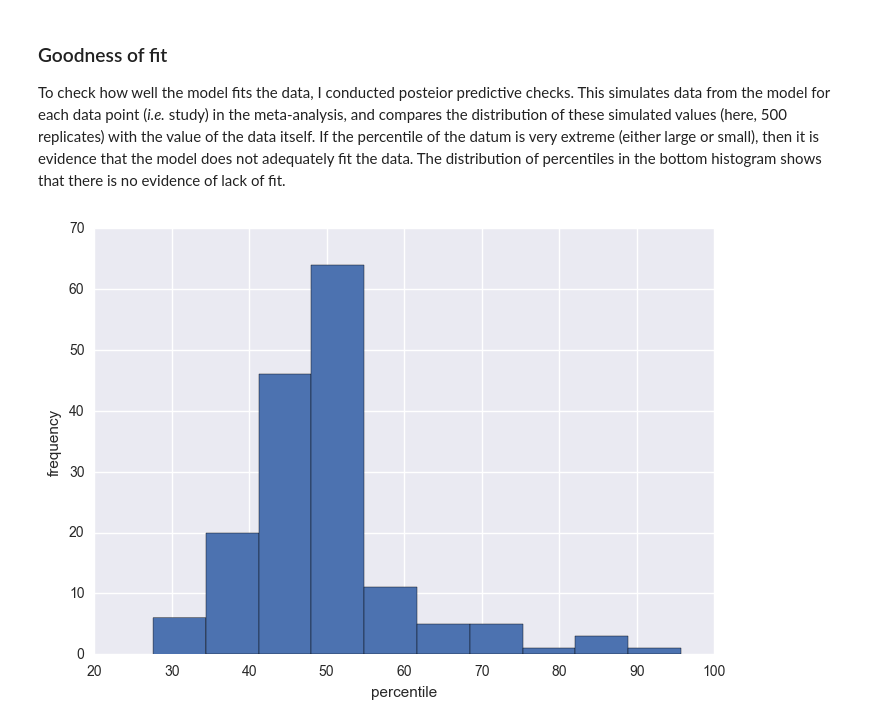
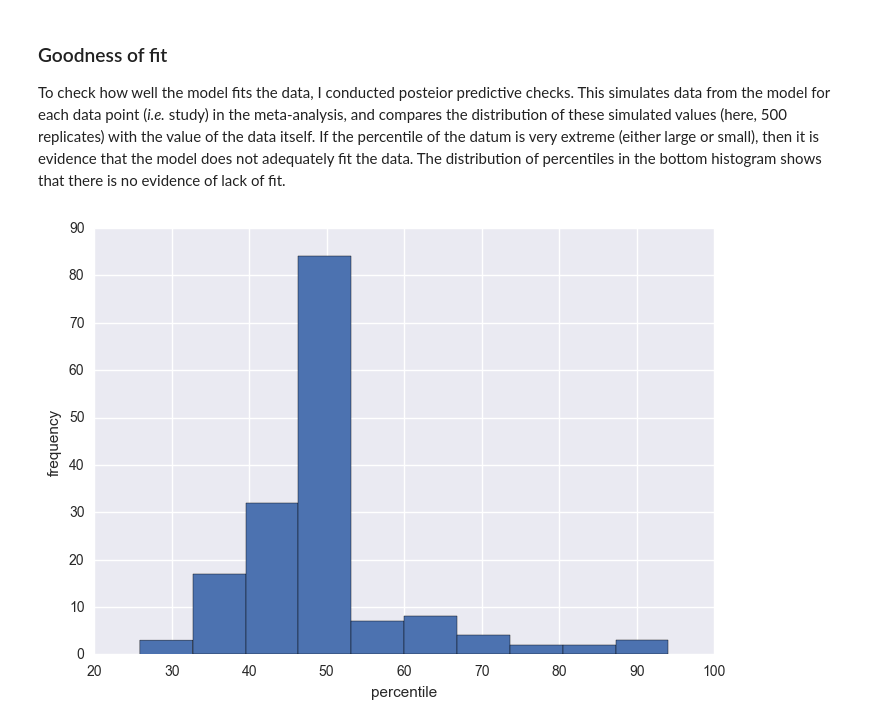
Before and after one commit to VanderbiltPopHealthSci/uterine_fibroids_MA, a Jupyter notebook: Key Question 3 Meta-analysis.ipynb, the cells around one changed output. Drawn from its saved outputs; the diff is of its cells as text; code cells hidden in the pictures.

```diff
--- a/Key Question 3 Meta-analysis.ipynb
+++ b/Key Question 3 Meta-analysis.ipynb
@@ -142,3 +145,3 @@ with pm.Model() as pritts_update:
 # %%
-iterations = 5000
-keep = 2000
+iterations = 10000
+keep = 9000
@@ -201,0 +227,5 @@ plt.legend();
+# %%
+pritts_epc = create_model(all_data)
+# %%
+with pritts_epc:
+    pritts_epc_trace = pm.sample(iterations, random_seed=[20140425, 19700903][0])
@@ -204,14 +242,14 @@ plt.legend();
 
 To check how well the model fits the data, I conducted posteior predictive checks. This simulates data from the model for each data point (*i.e.* study) in the meta-analysis, and compares the distribution of these simulated values (here, 500 replicates) with the value of the data itself. If the percentile of the datum is very extreme (either large or small), then it is evidence that the model does not adequately fit the data. The distribution of percentiles in the bottom histogram shows that there is no evidence of lack of fit.
 # %%
-ppc = pm.sample_ppc(trace, model=pritts_update, samples=500)
+ppc = pm.sample_ppc(pritts_epc_trace, model=pritts_epc, samples=500)
 # %%
 from scipy.stats import percentileofscore
 
-p = [percentileofscore(s, o).round(2) for s,o in zip(ppc['obs'].T, tumors)]
+p = [percentileofscore(s, o).round(2) for s,o in zip(ppc['obs'].T, all_data.Tumors)]
 
 plt.hist(p)
 plt.xlabel('percentile')
 plt.ylabel('frequency');
 # %% [output]
-[figure, old version]
+[figure, new version]
```
Also changed, not shown: parts of 31 cells of this notebook, 3 other files.
